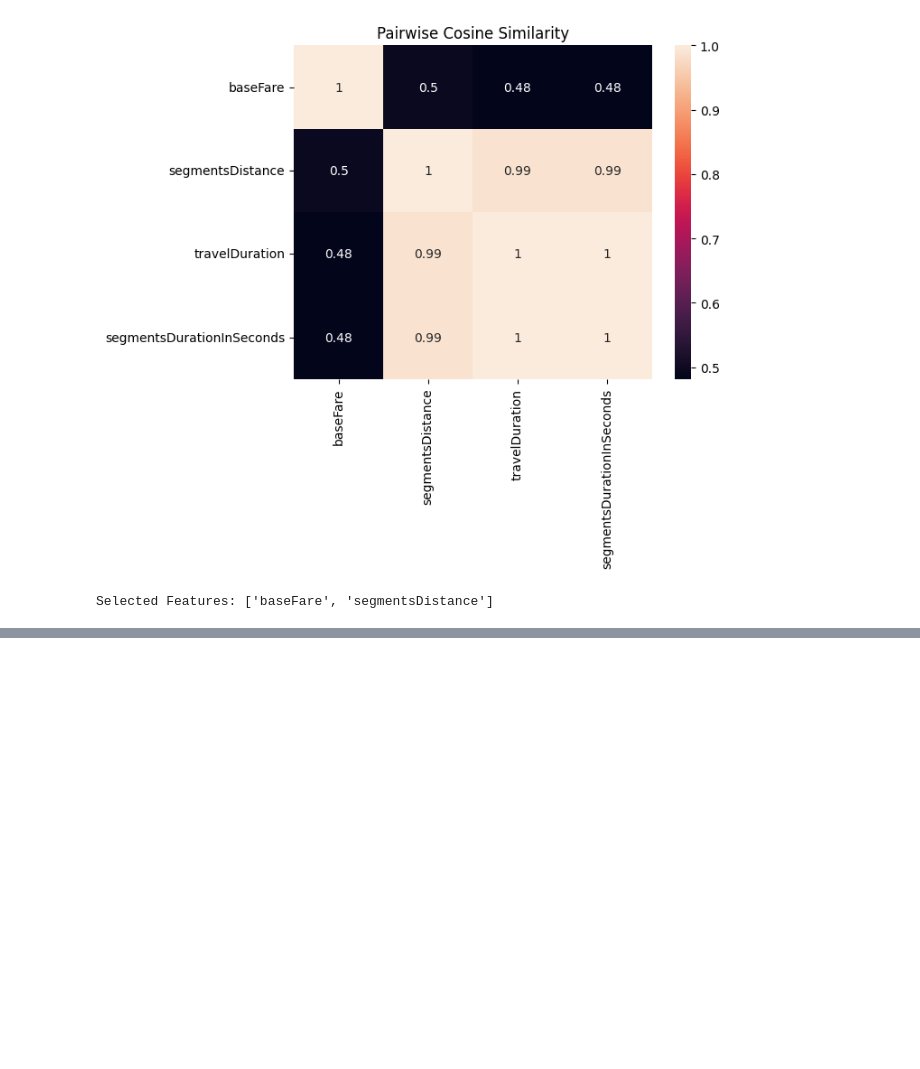
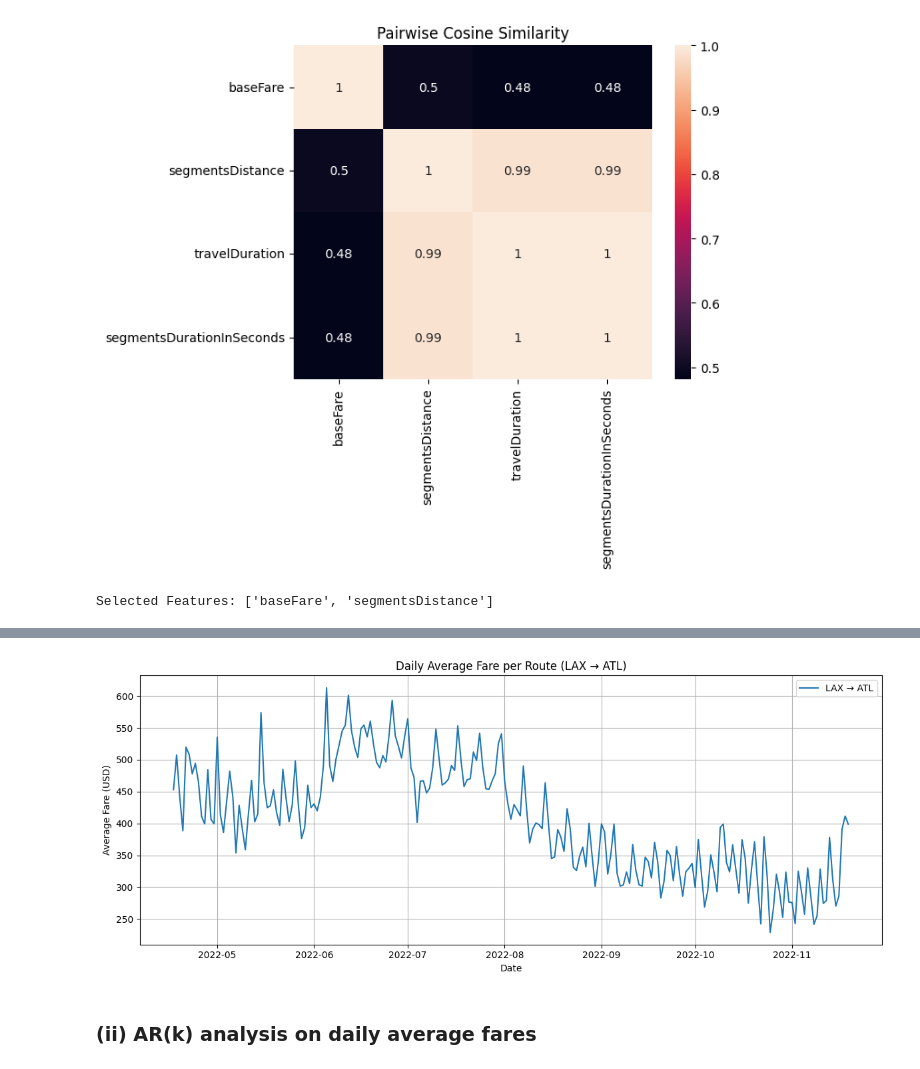
Before and after one commit to harshil-sanghvi/cse544-project, a Jupyter notebook: final_project.ipynb, the cells around one changed output, grey strips where cells are left out. Saved outputs shown, nothing was run; the diff lists cells and outputs as text; code cells hidden in the pictures; blank space fills up the shorter version.

```diff
--- a/final_project.ipynb
+++ b/final_project.ipynb
@@ -638,0 +668,14 @@ SSEs: {'SSE_Train_All': np.float64(136353.5689825429), 'SSE_Test_All': np.float6
+# %%
+plt.figure(figsize=(12, 5))
+plt.plot(daily_lax_atl['flightDate'], daily_lax_atl['avgFare'], label='LAX → ATL')
+plt.xlabel('Date')
+plt.ylabel('Average Fare (USD)')
+plt.title('Daily Average Fare per Route (LAX → ATL)')
+plt.legend()
+plt.grid(True)
+plt.tight_layout()
+plt.show()
+# %% [output]
+[figure, added]
+# %% [markdown]
+### (ii) AR(k) analysis on daily average fares
```
Also changed, not shown: parts of 23 cells of this notebook.
